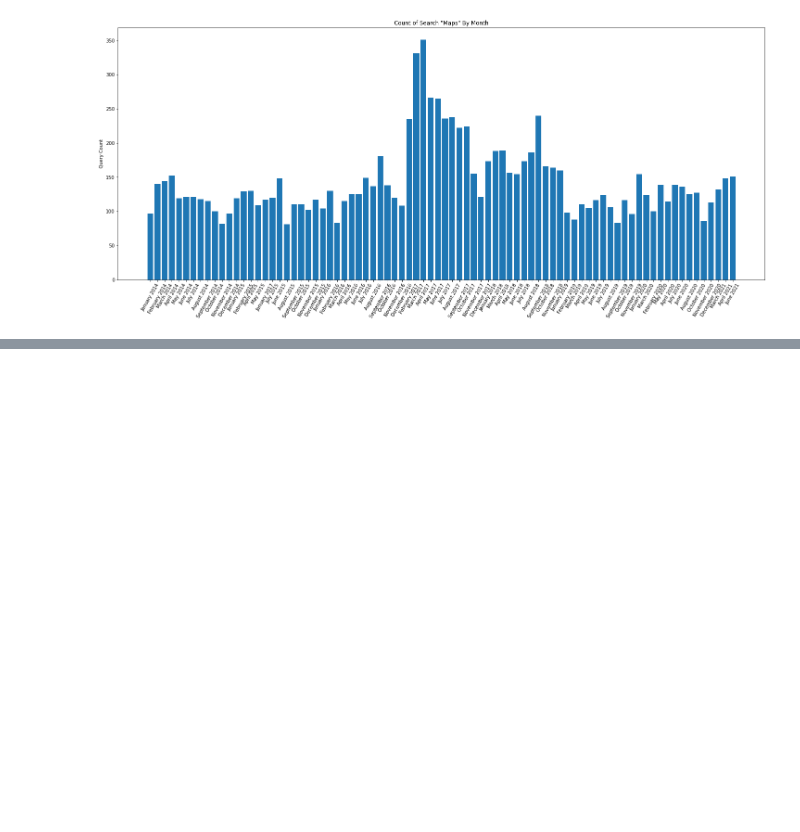
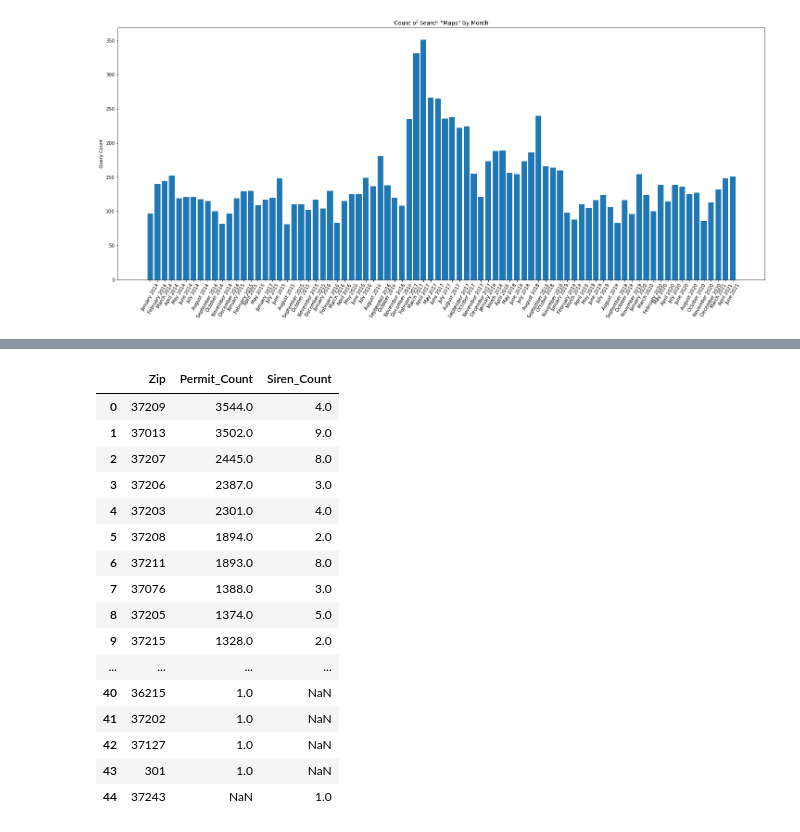
Before and after one commit to NSS-Data-Analytics-Cohort-6/socrata-api-atinglis314, a Jupyter notebook: notebooks/socrata_api_abi.ipynb, the cells around one changed output, grey strips where cells are left out. Cells and saved outputs as stored; diff of their text form; code cells hidden in the pictures; blank space fills up the shorter version.

```diff
--- a/notebooks/socrata_api_abi.ipynb
+++ b/notebooks/socrata_api_abi.ipynb
@@ -411,0 +578,6 @@ plt.show
+# %%
+permits_zip = permitsdf.zip.value_counts()
+permits_zip = pd.DataFrame(permits_zip)
+permits_zip.reset_index(inplace=True)
+permits_zip.columns = ['Zip', 'Permit_Count']
+permits_zip
@@ -411,0 +602,6 @@ plt.show
+# %%
+sirens_zip = sirensdf.zip.value_counts()
+sirens_zip = pd.DataFrame(sirens_zip)
+sirens_zip.reset_index(inplace=True)
+sirens_zip.columns = ['Zip', 'Siren_Count']
+sirens_zip
@@ -411,0 +626,21 @@ plt.show
+# %%
+combined = pd.merge(permits_zip, sirens_zip, on=['Zip'], how='outer')
+combined
+# %% [output]
+|  | Zip | Permit_Count | Siren_Count |
+| 0 | 37209 | 3544.0 | 4.0 |
+| 1 | 37013 | 3502.0 | 9.0 |
+| 2 | 37207 | 2445.0 | 8.0 |
+| 3 | 37206 | 2387.0 | 3.0 |
+| 4 | 37203 | 2301.0 | 4.0 |
+| 5 | 37208 | 1894.0 | 2.0 |
+| 6 | 37211 | 1893.0 | 8.0 |
+| 7 | 37076 | 1388.0 | 3.0 |
+| 8 | 37205 | 1374.0 | 5.0 |
+| 9 | 37215 | 1328.0 | 2.0 |
+| ... | ... | ... | ... |
+| 40 | 36215 | 1.0 | NaN |
+| 41 | 37202 | 1.0 | NaN |
+| 42 | 37127 | 1.0 | NaN |
+| 43 | 301 | 1.0 | NaN |
+| 44 | 37243 | NaN | 1.0 |
```
Also changed, not shown: parts of 31 cells of this notebook.
